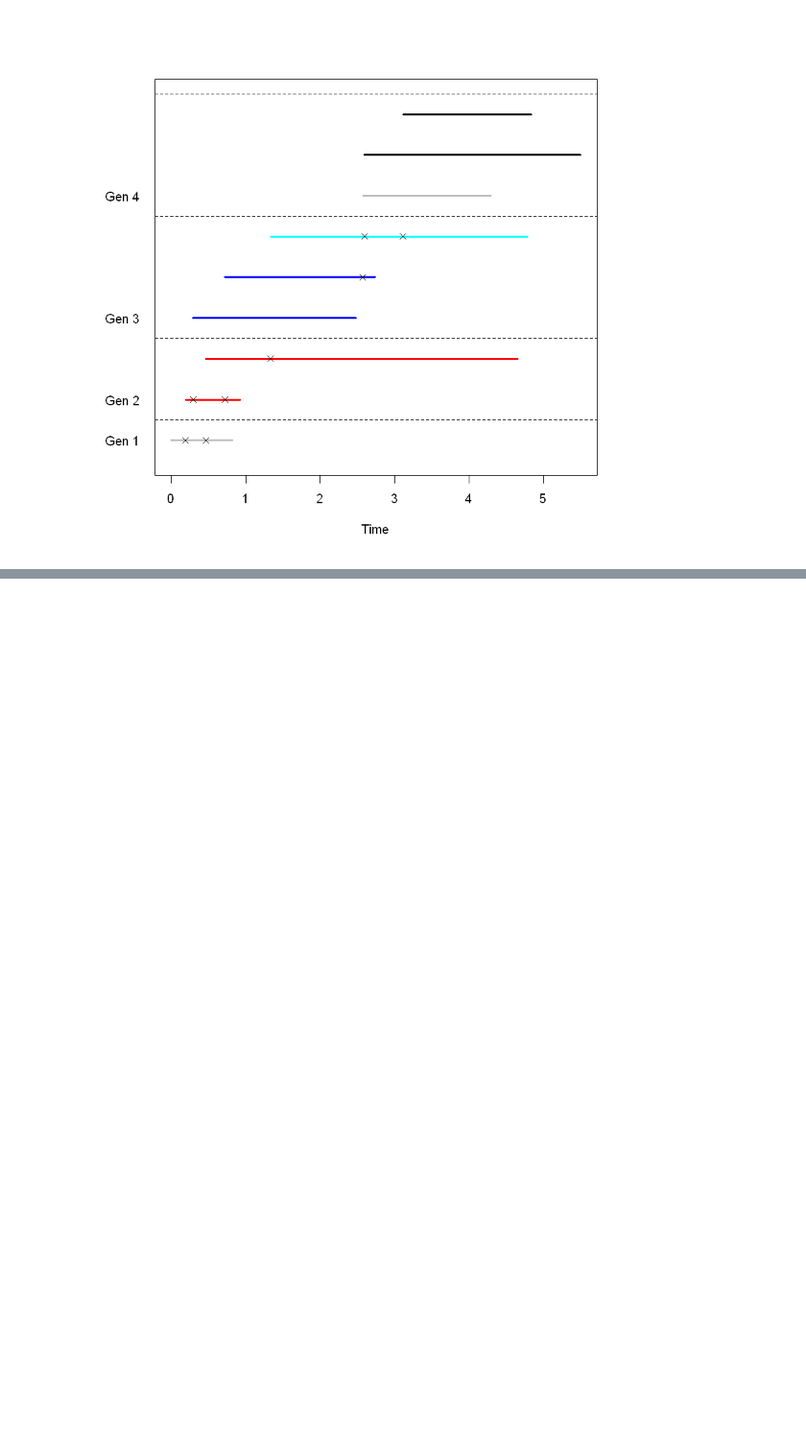
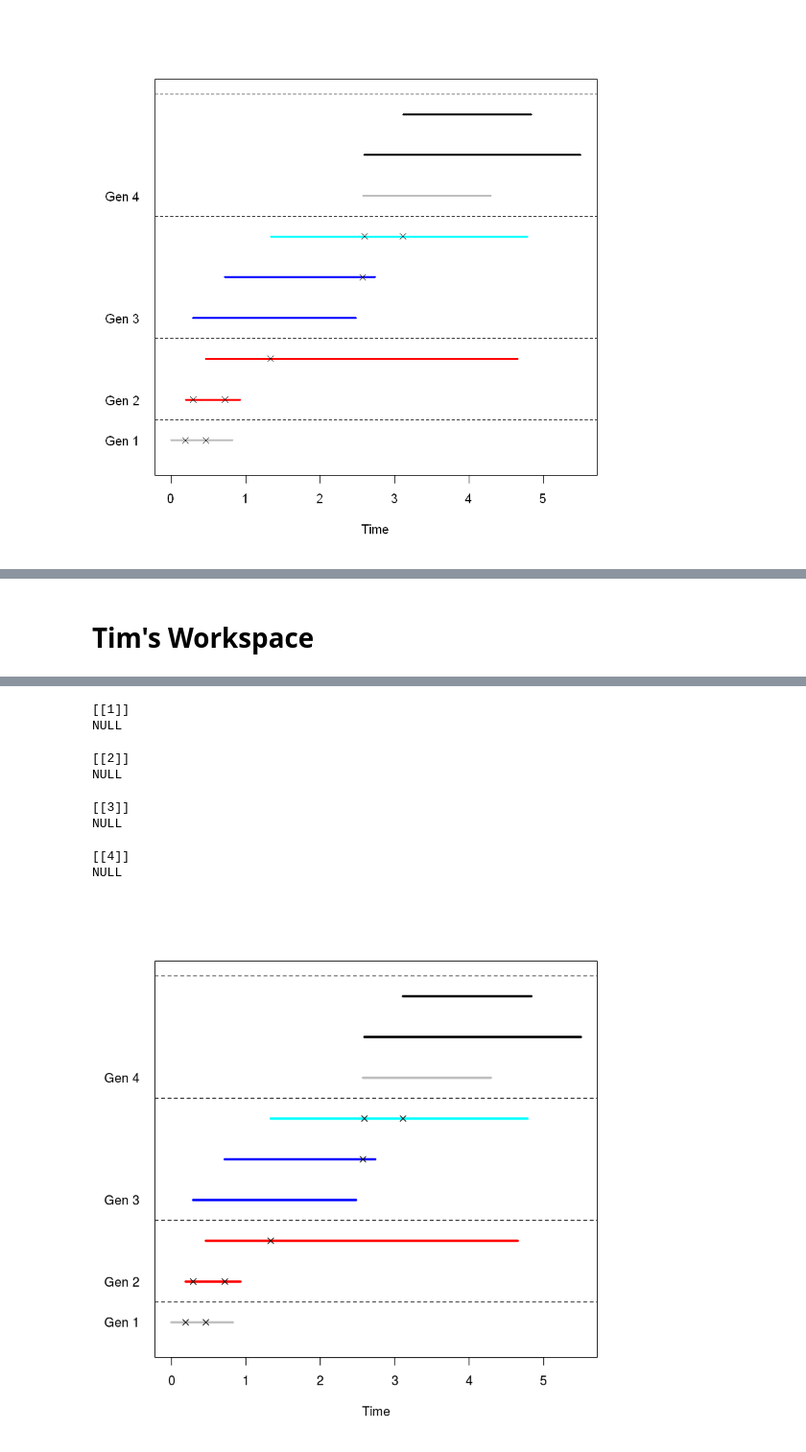
Before and after one commit to dmf42186/MSDS-7333-Quantifying-the-World, a Jupyter notebook: Unit 12 Case Study/Code/SBhattacharyyaDFreemanTMcWilliams_Unit12CaseStudy.ipynb, the cells around one changed output, grey strips where cells are left out. Shown: that part at 96% size. Drawn from its saved outputs; the diff is of its cells as text; code cells hidden in the pictures; blank space fills up the shorter version.

```diff
--- a/Unit 12 Case Study/Code/SBhattacharyyaDFreemanTMcWilliams_Unit12CaseStudy.ipynb
+++ b/Unit 12 Case Study/Code/SBhattacharyyaDFreemanTMcWilliams_Unit12CaseStudy.ipynb
@@ -142,0 +192,33 @@ NULL
+# %% [markdown]
+# Tim's Workspace
+# %%
+plot(0,0, ylim = c(0.5, numFamily + 0.5), xlim = c(0, maxLife),
+     xlab = "Time", ylab = "", type ="n",
+     axes = FALSE)
+
+box()
+axis(1)
+numGen = length(g)
+numKids = sapply(g, nrow)
+treeN = g[ 2:(numGen + 1) ]
+birthNum = c(0, cumsum(sapply(g, nrow))[ -length(g)])
+axis(2, at = birthNum + 1,
+     labels = paste("Gen", 1:numGen), tick = FALSE, las = 1)
+
+mapply(function(gen, nextGen, birthNum) {
+  birthOrder = birthNum + (1:nrow(gen))
+  if (nrow(gen) == 1){
+    segments(x0 = gen$births, x1 = gen$completes, y0 = birthOrder,
+            lwd = 3, col = "grey")
+  }
+  else {
+    segments(x0 = gen$births, x1 = gen$completes, y0 = birthOrder,
+            lwd = 3, col = birthOrder[gen$parentID])
+  }
+  abline(h = 0.5 + max(birthOrder), lty = 2, col="black" )
+  if (all(!is.na(nextGen$births)))
+  points(x = nextGen$births, y = birthOrder[nextGen$parentID],
+         pch = 4)
+  },
+  gen = g, nextGen = treeN, birthNum = birthNum )
+# %% [output]
@@ -142,0 +227,12 @@ NULL
+[[1]]
+NULL
+
+[[2]]
+NULL
+
+[[3]]
+NULL
+
+[[4]]
+NULL
+[figure, added]
```
Also changed, not shown: parts of 5 cells of this notebook.
